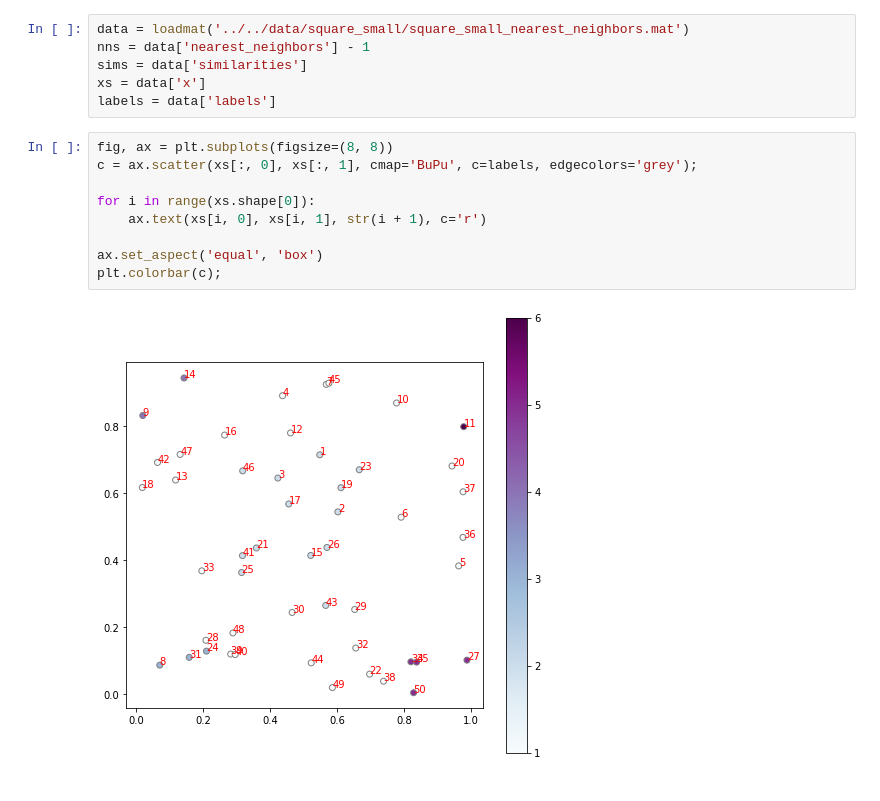
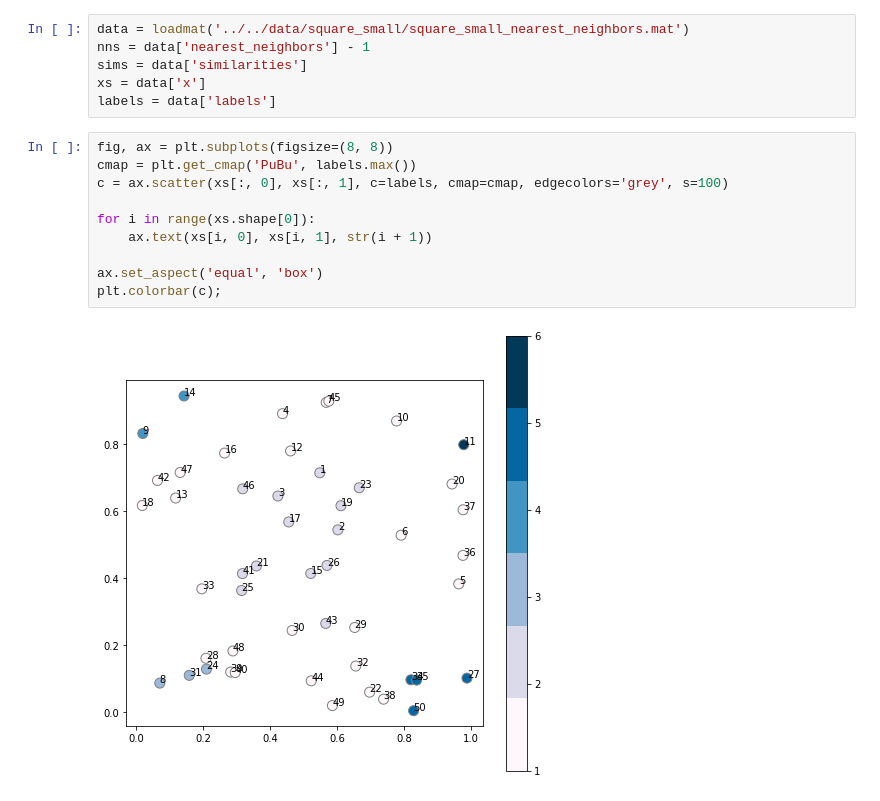
Before and after one commit to KrisNguyen135/diverse_as, a Jupyter notebook: notebooks/Square/Numbering.ipynb, the cells around one changed output. Drawn from its saved outputs; the diff is of its cells as text.

```diff
--- a/notebooks/Square/Numbering.ipynb
+++ b/notebooks/Square/Numbering.ipynb
@@ -11,14 +11,15 @@ nns = data['nearest_neighbors'] - 1
 sims = data['similarities']
 xs = data['x']
 labels = data['labels']
-# %%
-fig, ax = plt.subplots(figsize=(8, 8))
-c = ax.scatter(xs[:, 0], xs[:, 1], cmap='BuPu', c=labels, edgecolors='grey');
-
-for i in range(xs.shape[0]):
-    ax.text(xs[i, 0], xs[i, 1], str(i + 1), c='r')
-
-ax.set_aspect('equal', 'box')
-plt.colorbar(c);
-# %% [output]
-[figure, removed]
+# %%
+fig, ax = plt.subplots(figsize=(8, 8))
+cmap = plt.get_cmap('PuBu', labels.max())
+c = ax.scatter(xs[:, 0], xs[:, 1], c=labels, cmap=cmap, edgecolors='grey', s=100)
+
+for i in range(xs.shape[0]):
+    ax.text(xs[i, 0], xs[i, 1], str(i + 1))
+
+ax.set_aspect('equal', 'box')
+plt.colorbar(c);
+# %% [output]
+[figure, added]
```
Also changed, not shown: 5 other files.
